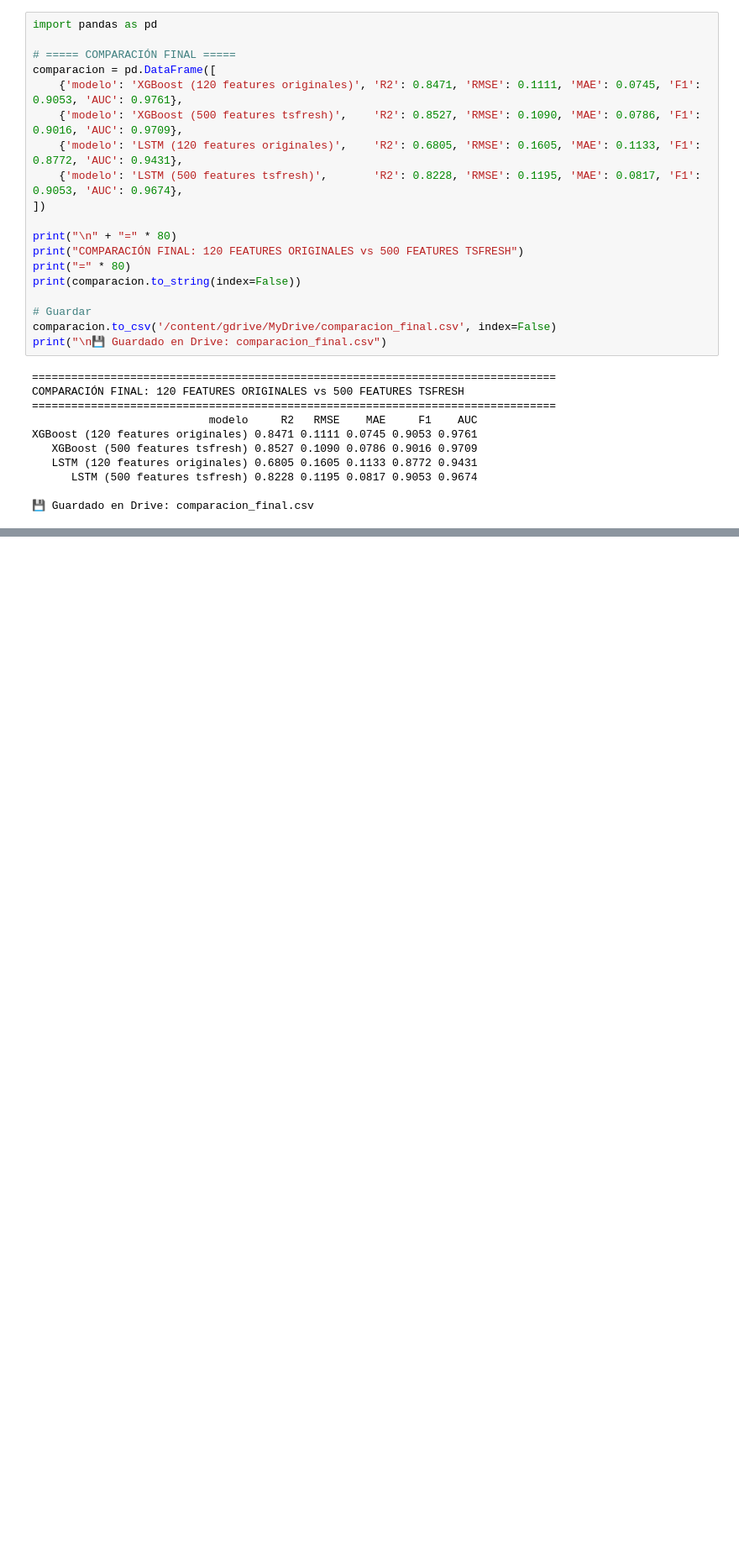
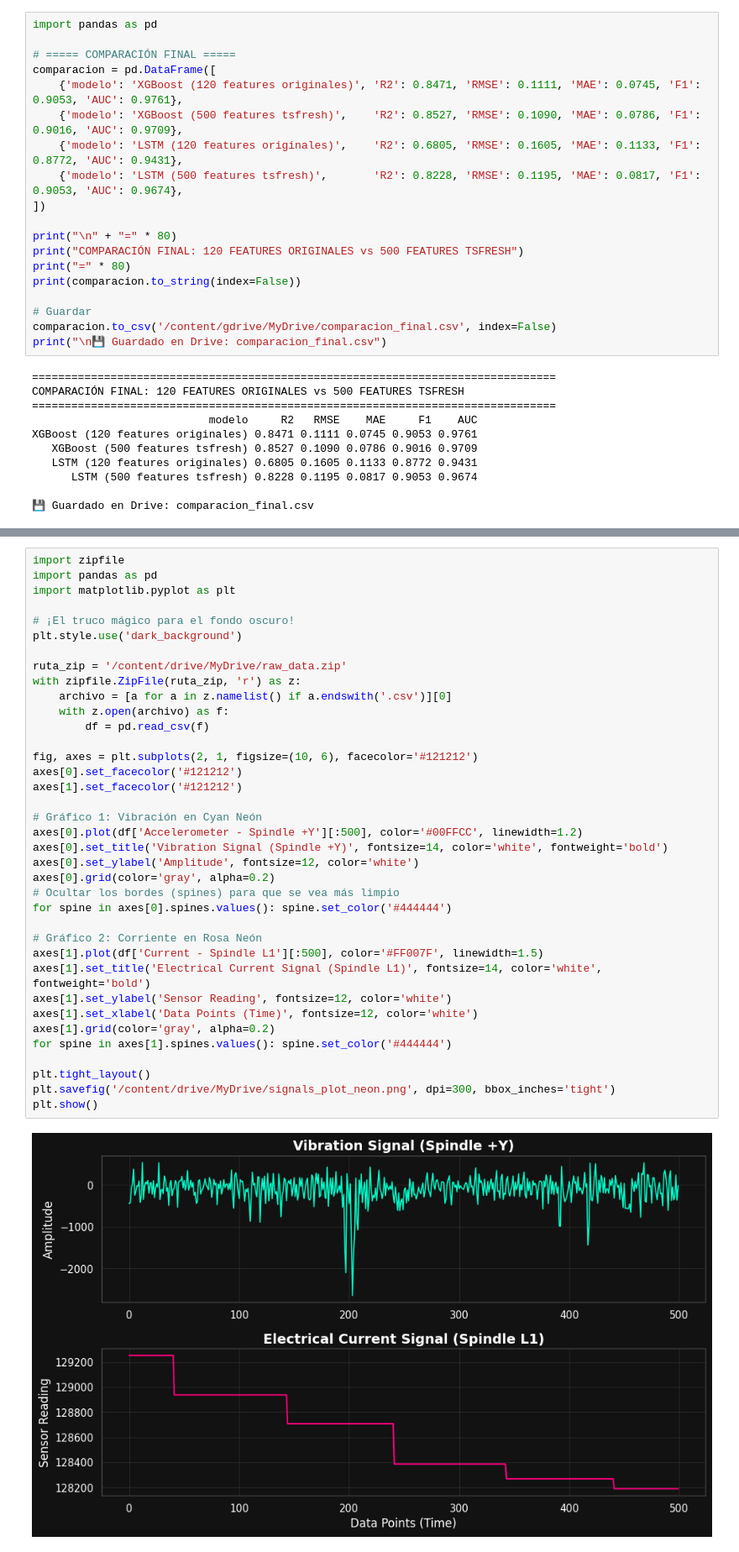
Before and after one commit to Coobaltoo13/milling-tool-life-fusion, a Jupyter notebook: 08_tsfresh_benchmark.ipynb, the cells around one changed output, grey strips where cells are left out. Shown at 84% size. Cells and saved outputs as stored; diff of their text form; blank space fills up the shorter version.

```diff
--- a/08_tsfresh_benchmark.ipynb
+++ b/08_tsfresh_benchmark.ipynb
@@ -296,0 +355,39 @@ XGBoost (120 features originales) 0.8471 0.1111 0.0745 0.9053 0.9761
+# %%
+import zipfile
+import pandas as pd
+import matplotlib.pyplot as plt
+
+# ¡El truco mágico para el fondo oscuro!
+plt.style.use('dark_background')
+
+ruta_zip = '/content/drive/MyDrive/raw_data.zip'
+with zipfile.ZipFile(ruta_zip, 'r') as z:
+    archivo = [a for a in z.namelist() if a.endswith('.csv')][0]
+    with z.open(archivo) as f:
+        df = pd.read_csv(f)
+
+fig, axes = plt.subplots(2, 1, figsize=(10, 6), facecolor='#121212')
+axes[0].set_facecolor('#121212')
+axes[1].set_facecolor('#121212')
+
+# Gráfico 1: Vibración en Cyan Neón
+axes[0].plot(df['Accelerometer - Spindle +Y'][:500], color='#00FFCC', linewidth=1.2)
+axes[0].set_title('Vibration Signal (Spindle +Y)', fontsize=14, color='white', fontweight='bold')
+axes[0].set_ylabel('Amplitude', fontsize=12, color='white')
+axes[0].grid(color='gray', alpha=0.2)
+# Ocultar los bordes (spines) para que se vea más limpio
+for spine in axes[0].spines.values(): spine.set_color('#444444')
+
+# Gráfico 2: Corriente en Rosa Neón
+axes[1].plot(df['Current - Spindle L1'][:500], color='#FF007F', linewidth=1.5)
+axes[1].set_title('Electrical Current Signal (Spindle L1)', fontsize=14, color='white', fontweight='bold')
+axes[1].set_ylabel('Sensor Reading', fontsize=12, color='white')
+axes[1].set_xlabel('Data Points (Time)', fontsize=12, color='white')
+axes[1].grid(color='gray', alpha=0.2)
+for spine in axes[1].spines.values(): spine.set_color('#444444')
+
+plt.tight_layout()
+plt.savefig('/content/drive/MyDrive/signals_plot_neon.png', dpi=300, bbox_inches='tight')
+plt.show()
+# %% [output]
+[figure, added]
```
Also changed, not shown: parts of 5 cells of this notebook.
